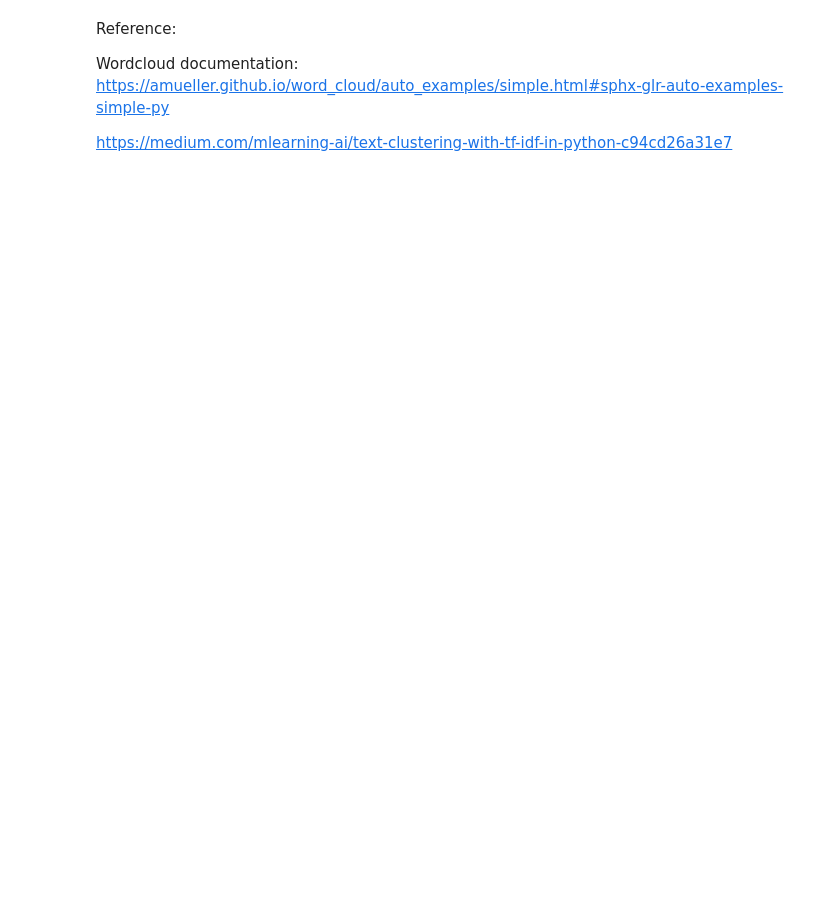
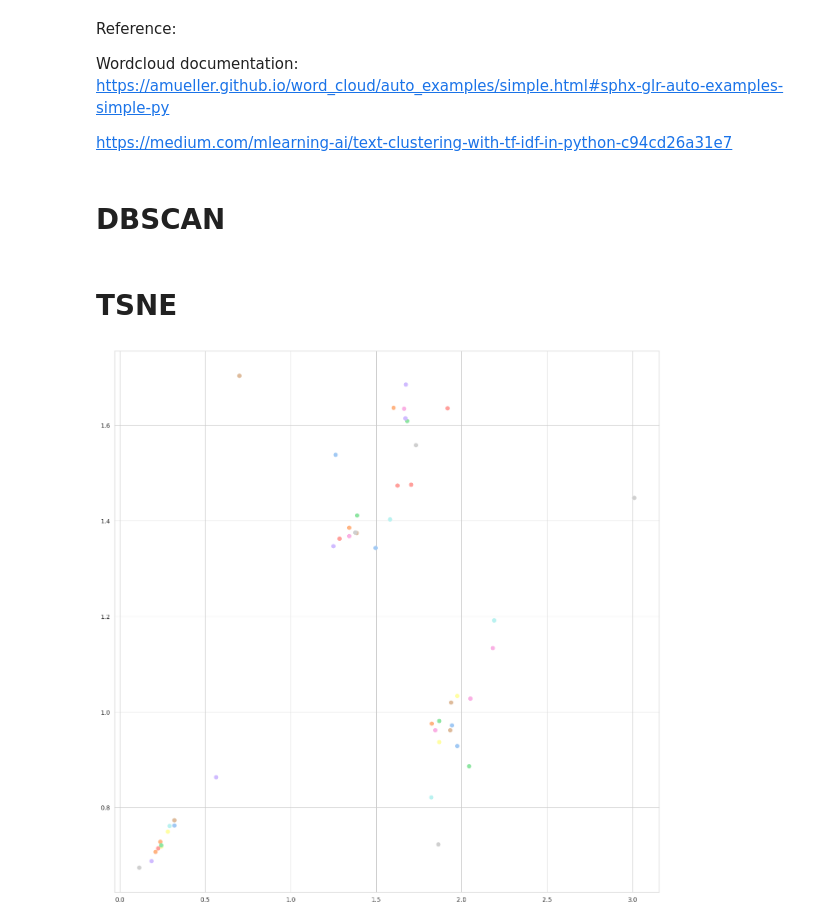
Before and after one commit to anniechiennn/nlp-news-recommendation, a Jupyter notebook: Group5_NLP_News_Recommendation.ipynb, the cells around one changed output. Cells and saved outputs as stored; diff of their text form; code cells hidden in the pictures; blank space fills up the shorter version.

```diff
--- a/Group5_NLP_News_Recommendation.ipynb
+++ b/Group5_NLP_News_Recommendation.ipynb
@@ -785,3 +936,36 @@ Reference:
 Wordcloud documentation: https://amueller.github.io/word_cloud/auto_examples/simple.html#sphx-glr-auto-examples-simple-py
 
 https://medium.com/mlearning-ai/text-clustering-with-tf-idf-in-python-c94cd26a31e7
+# %% [markdown]
+# DBSCAN
+# %% [markdown]
+# TSNE
+# %%
+word_vectors_df = word_vectors_df.apply(lambda x: pd.to_numeric(x, errors='coerce'))
+
+# Check if there are any NaN values after conversion
+if word_vectors_df.isnull().any().any():
+    # Handle NaN values. Here, we replace NaN with 0
+    word_vectors_df = word_vectors_df.fillna(0)
+# %%
+from sklearn.manifold import TSNE
+tsne_model = TSNE(perplexity=40, n_components=2, init='pca', n_iter=2500, random_state=23)
+new_values = tsne_model.fit_transform(word_vectors_df)
+
+x = []
+y = []
+for value in new_values:
+  x.append(value[0])
+  y.append(value[1])
+
+plt.figure(figsize=(16, 16))
+for i in range(len(x)):
+  plt.scatter(x[i],y[i])
+  xy=(x[i], y[i]),
+  xytext=(5, 2),
+  textcoords='offset points',
+  ha='right',
+  va='bottom'
+plt.show()
+# %% [output]
+[figure, added]
```
Also changed, not shown: parts of 18 cells of this notebook.
